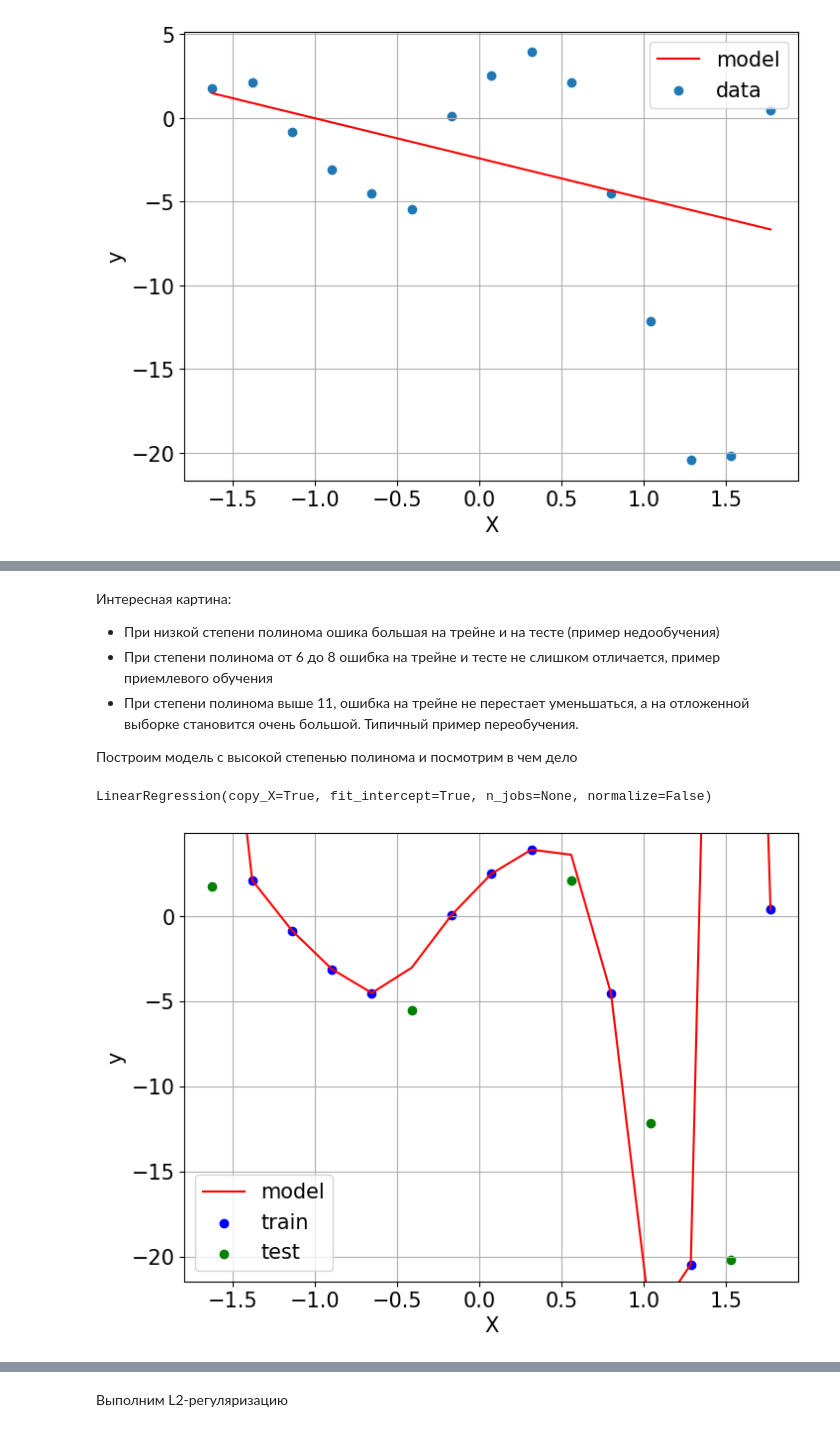
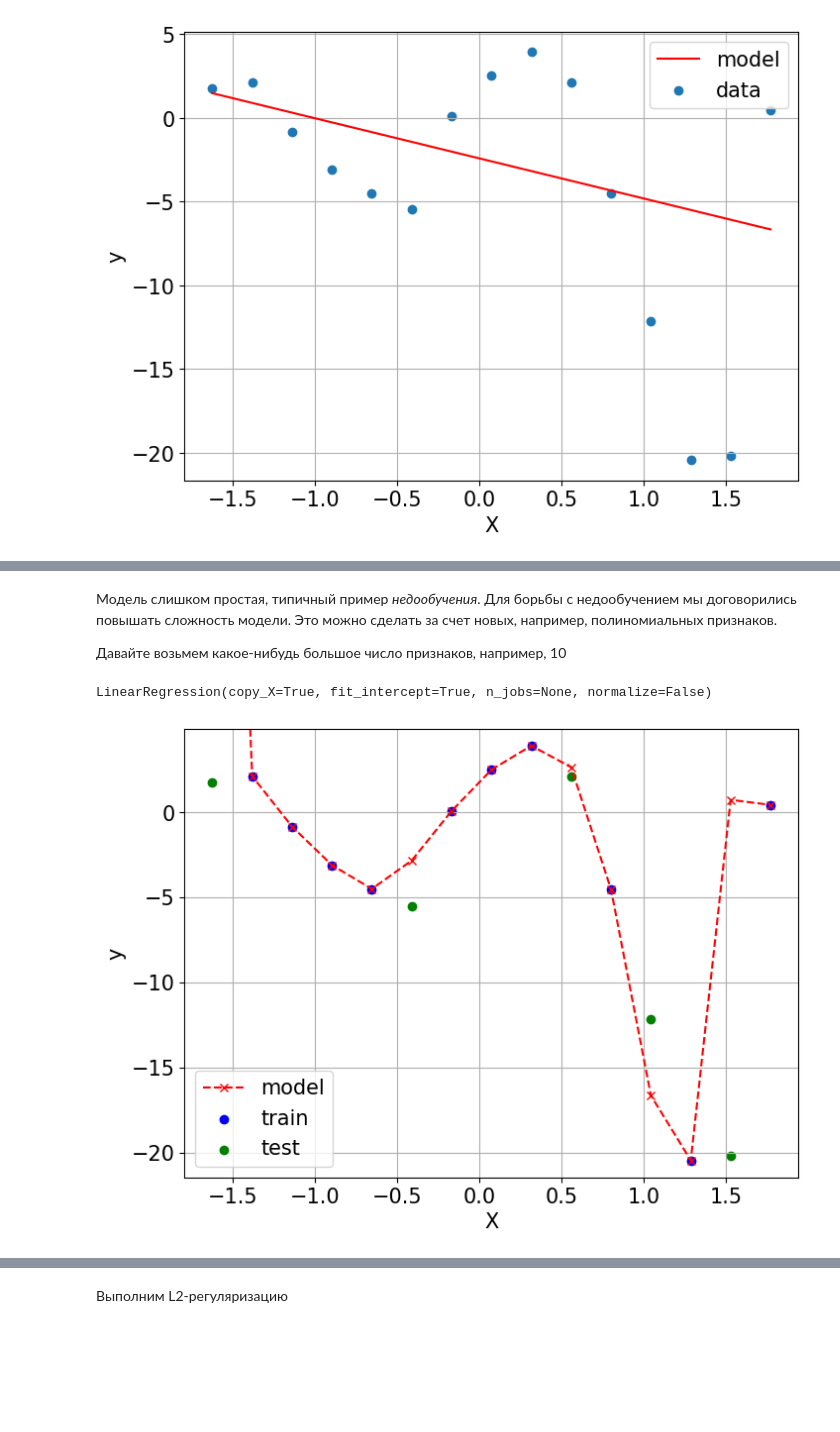
Before and after one commit to mts-machines-learn/ml-course-intro-2020, a Jupyter notebook: Regularization.ipynb, the cells around one changed output, grey strips where cells are left out. Saved outputs shown, nothing was run; the diff lists cells and outputs as text; code cells hidden in the pictures; blank space fills up the shorter version.

```diff
--- a/Regularization.ipynb
+++ b/Regularization.ipynb
@@ -75,23 +74,0 @@ plot_regress_data_and_model(std.transform(X),y,lr)
-# %%
-N = 15
-TRAIN = []
-TEST = []
-for i in range(1,N+1):
-    X_poly_train = creat_polynomial_features(X_train,i)
-    X_poly_test = creat_polynomial_features(X_test,i)
-
-    X_train_std = std.fit_transform(X_poly_train)
-    X_test_std = std.transform(X_poly_test)
-
-    lr = linear_model.LinearRegression()
-    lr.fit(X_poly_train,y_train)
-
-    y_pred_test = lr.predict(X_poly_test)
-    y_pred_train = lr.predict(X_poly_train)
-
-    print(10*"*")
-    print("Степень полинома:", i)
-    print("MSE на тесте",mean_squared_error(y_test, y_pred_test))
-    print("MSE на обучении",mean_squared_error(y_train,y_pred_train))
-    TEST.append(mean_squared_error(y_test, y_pred_test))
-    TRAIN.append(mean_squared_error(y_train,y_pred_train))
@@ -120,12 +75,9 @@ plot_train_test_mse(TRAIN,TEST)
-# %% [markdown]
-Интересная картина:
-* При низкой степени полинома ошика большая на трейне и на тесте (пример недообучения)
-* При степени полинома от 6 до 8 ошибка на трейне и тесте не слишком отличается, пример приемлевого обучения
-* При степени полинома выше 11, ошибка на трейне не перестает уменьшаться, а на отложенной выборке становится очень большой. Типичный пример переобучения.
-
-Построим модель с высокой степенью полинома и посмотрим в чем дело
+# %% [markdown]
+Модель слишком простая, типичный пример *недообучения*. Для борьбы с недообучением мы договорились повышать сложность модели. Это можно сделать за счет новых, например, полиномиальных признаков.
+
+Давайте возьмем какое-нибудь большое число признаков, например, 10
 # %%
-N = 15
+N = 10
 X_poly_train = creat_polynomial_features(X_train,N)
 X_poly_test = creat_polynomial_features(X_test,N)
 
@@ -138,14 +90,14 @@ LinearRegression(copy_X=True, fit_intercept=True, n_jobs=None, normalize=False)
 # %%
 X_poly = creat_polynomial_features(X,N)
 create_base_plot()
 X_std = std.transform(X_poly)
 plt.scatter(X_train_std[:,0], y_train, label="train",c="b")
 plt.scatter(X_test_std[:,0], y_test, label="test",c="g")
-plt.plot(X_std[:,0], lr.intercept_ + X_std@lr.coef_,label="model",c="r")
+plt.plot(X_std[:,0], lr.intercept_ + X_std@lr.coef_,"--x",label="model",c="r")
 plt.legend()
 plt.ylim([min(y)-1, max(y)+1])
 plt.xlabel("X")
 plt.ylabel("y")
 plt.show()
 # %% [output]
-[figure, old version]
+[figure, new version]
```
Also changed, not shown: parts of 10 cells of this notebook, 2 other files.
